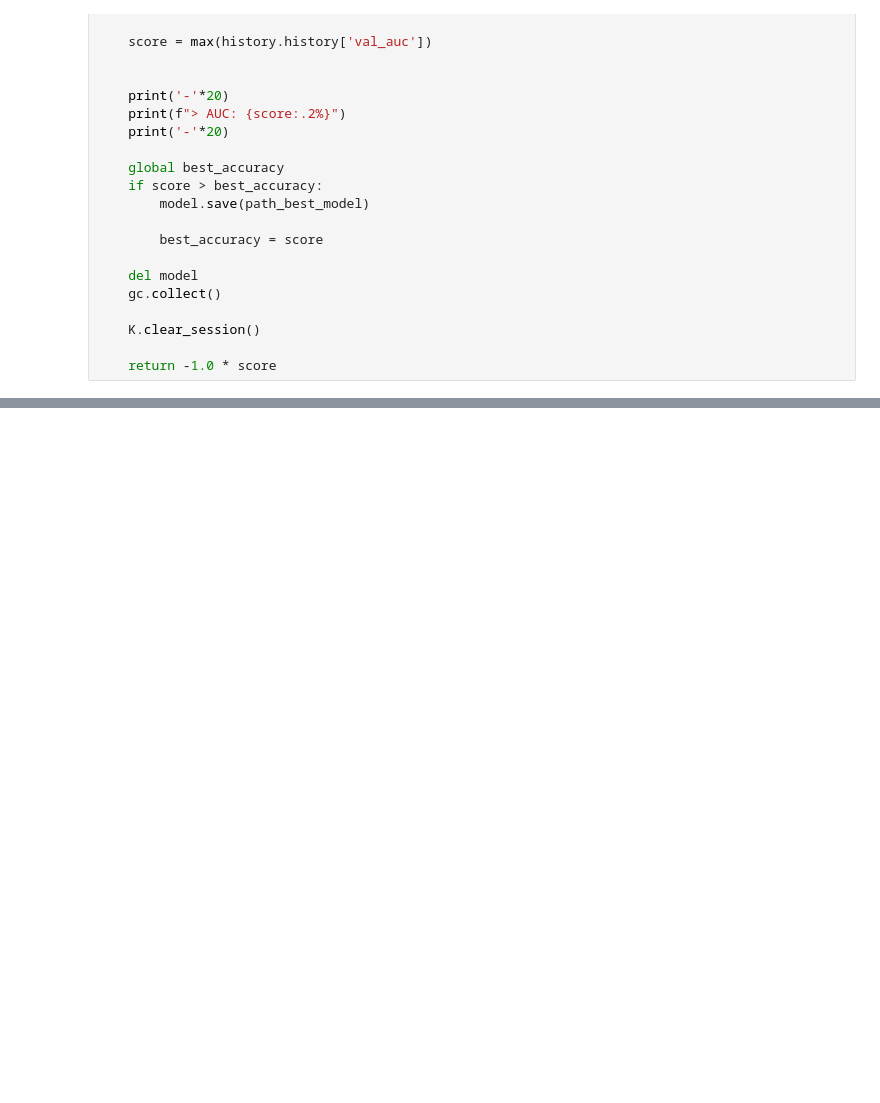
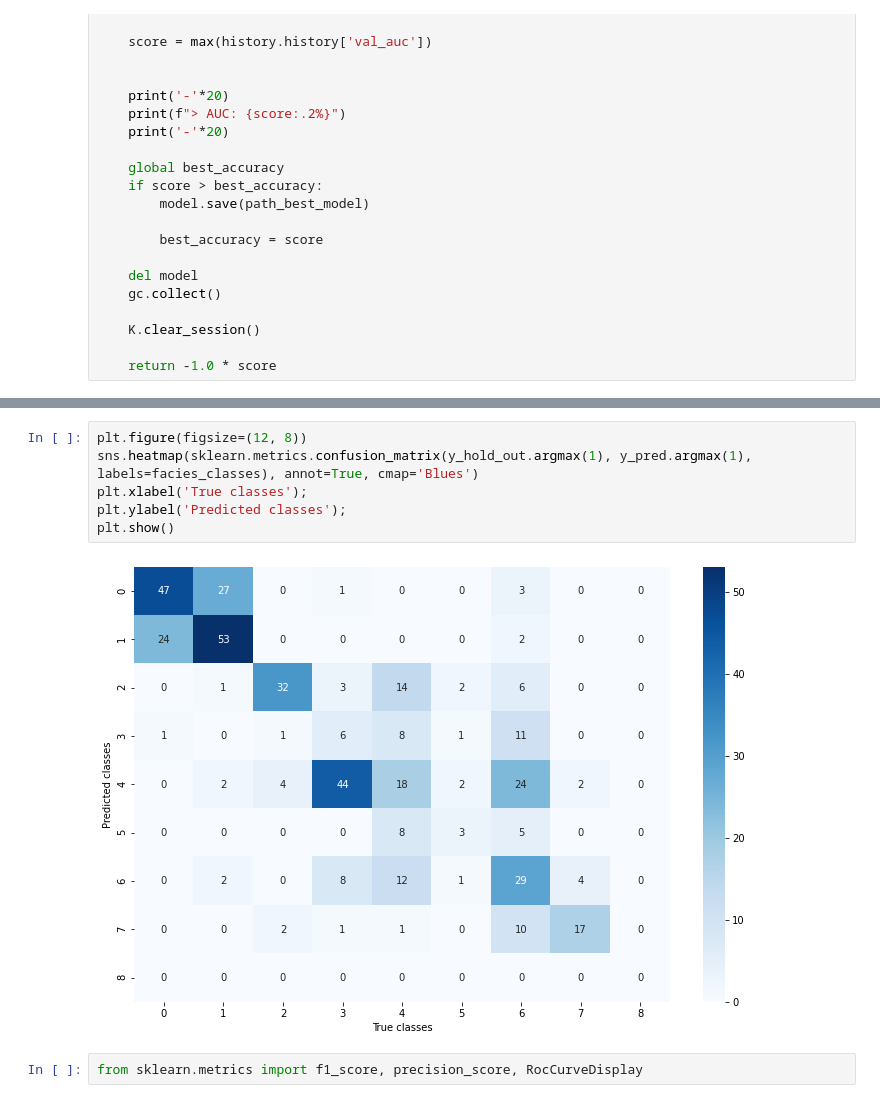
Before and after one commit to Olaifee/Neural-Network-Prediction-Log-Facies, a Jupyter notebook: NN Prediction of Log facies.ipynb, the cells around one changed output, grey strips where cells are left out. Drawn from its saved outputs; the diff is of its cells as text; blank space fills up the shorter version.

```diff
--- a/NN Prediction of Log facies.ipynb
+++ b/NN Prediction of Log facies.ipynb
@@ -360,0 +414,10 @@ Epoch 3/200
+# %%
+plt.figure(figsize=(12, 8))
+sns.heatmap(sklearn.metrics.confusion_matrix(y_hold_out.argmax(1), y_pred.argmax(1), labels=facies_classes), annot=True, cmap='Blues')
+plt.xlabel('True classes');
+plt.ylabel('Predicted classes');
+plt.show()
+# %% [output]
+[figure, added]
+# %%
+from sklearn.metrics import f1_score, precision_score, RocCurveDisplay
```
Also changed, not shown: parts of 6 cells of this notebook.
